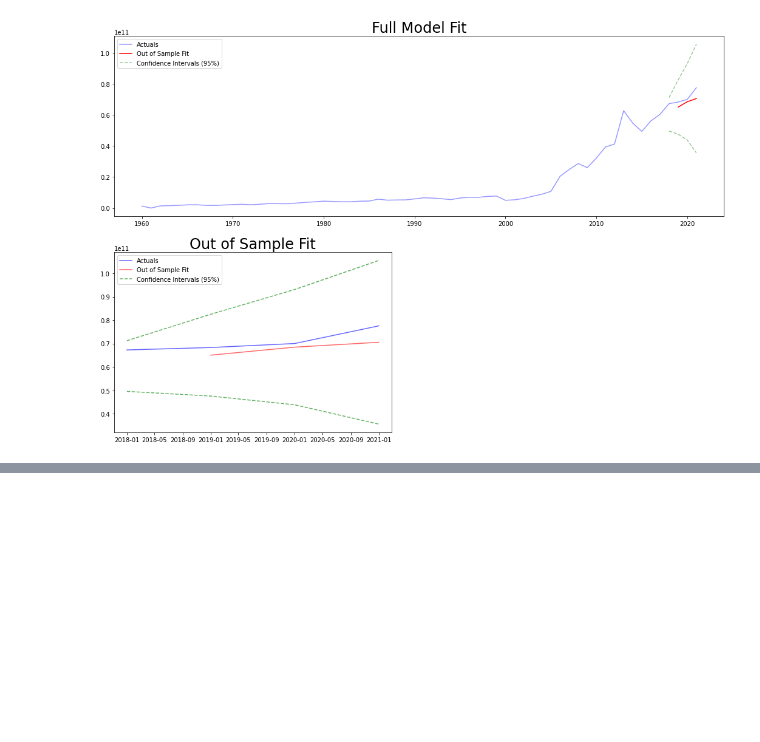
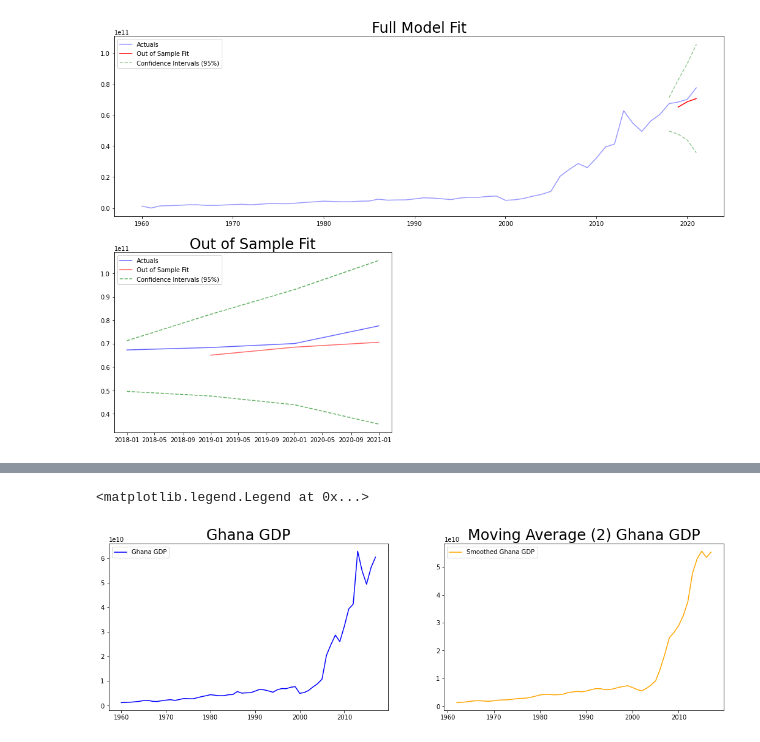
Before and after one commit to sphinxscorp/SF_data_science, a Jupyter notebook: MATH&ML-13. Временные ряды. Часть II/project-Ghana_GDP.ipynb, the cells around one changed output, grey strips where cells are left out. Cells and saved outputs as stored; diff of their text form; code cells hidden in the pictures; blank space fills up the shorter version.

Commit message:
GDP Ghana

```diff
--- a/MATH&ML-13. Временные ряды. Часть II/project-Ghana_GDP.ipynb
+++ b/MATH&ML-13. Временные ряды. Часть II/project-Ghana_GDP.ipynb
@@ -255,0 +323,4 @@ Warnings:
+# %%
+plt.rcParams["figure.figsize"] = 10, 5
+result.seasonal[:20].plot(marker = "o")
+plt.show()
@@ -255,0 +329,16 @@ Warnings:
+# %%
+plt.rcParams["figure.figsize"] = 18, 5
+
+fig, ax = plt.subplots(nrows=1, ncols=2)
+
+# Окно в месяц (Window = 3)
+ax[0].plot(train_df.GDP, color = "blue", label = "Ghana GDP")
+ax[0].set_title("Ghana GDP", size = 24)
+ax[0].legend()
+
+ax[1].plot(train_df.GDP.rolling(window=3).mean(), color = "orange", label = "Smoothed Ghana GDP")
+ax[1].set_title("Moving Average (2) Ghana GDP", size = 24)
+ax[1].legend()
+# %% [output]
+<matplotlib.legend.Legend at 0x...>
+[figure, added]
```
Also changed, not shown: parts of 54 cells of this notebook.
